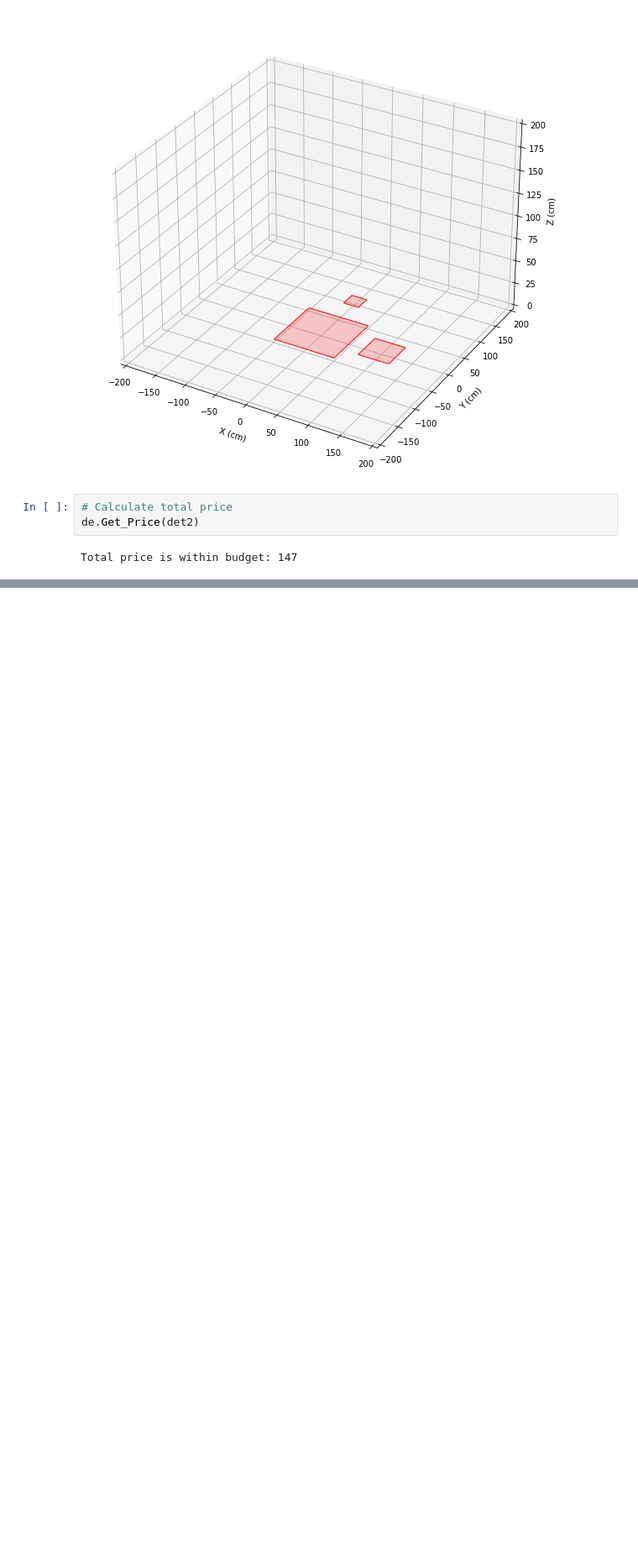
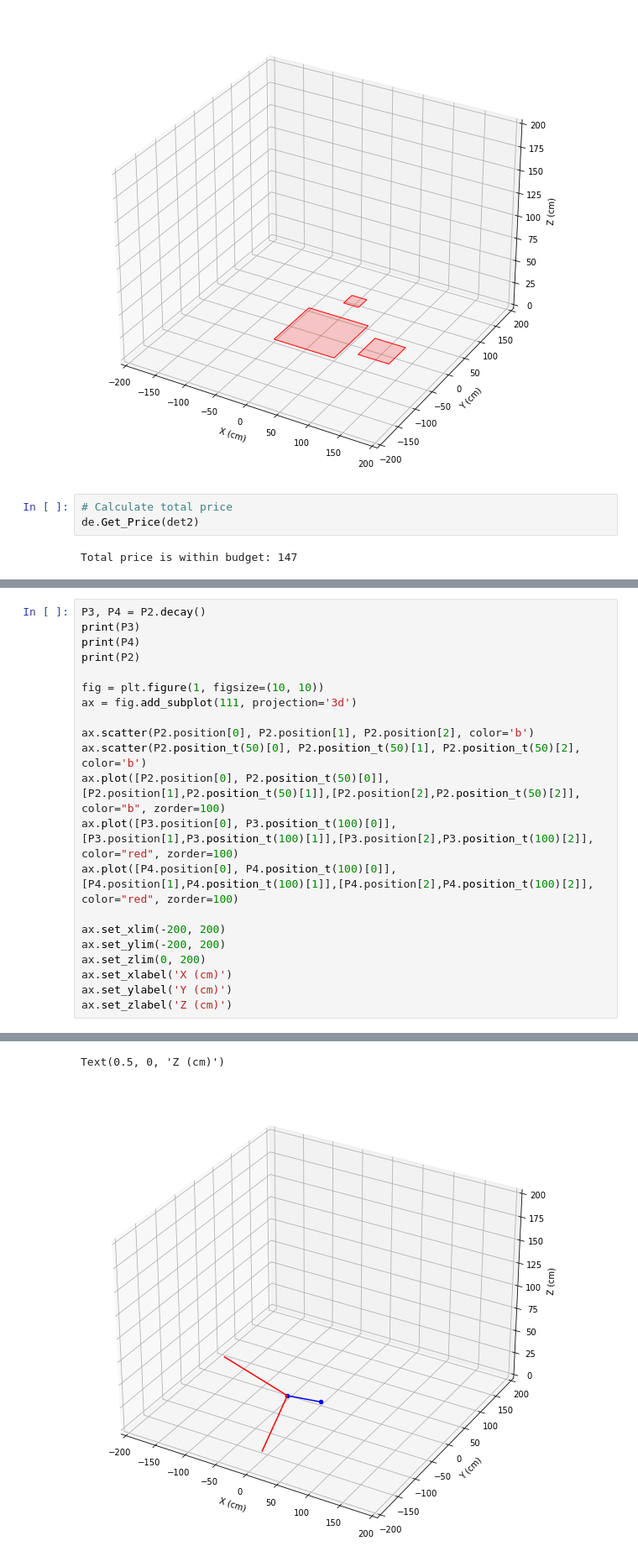
Before and after one commit to Xilicon02/FinalProject, a Jupyter notebook: Usage_Example.ipynb, the cells around one changed output, grey strips where cells are left out. Shown at 84% size. Saved outputs shown, nothing was run; the diff lists cells and outputs as text; blank space fills up the shorter version.

```diff
--- a/Usage_Example.ipynb
+++ b/Usage_Example.ipynb
@@ -98,0 +127,22 @@ plt.show()
+# %%
+P3, P4 = P2.decay()
+print(P3)
+print(P4)
+print(P2)
+
+fig = plt.figure(1, figsize=(10, 10))
+ax = fig.add_subplot(111, projection='3d')
+
+ax.scatter(P2.position[0], P2.position[1], P2.position[2], color='b')
+ax.scatter(P2.position_t(50)[0], P2.position_t(50)[1], P2.position_t(50)[2], color='b')
+ax.plot([P2.position[0], P2.position_t(50)[0]], [P2.position[1],P2.position_t(50)[1]],[P2.position[2],P2.position_t(50)[2]], color="b", zorder=100)
+ax.plot([P3.position[0], P3.position_t(100)[0]], [P3.position[1],P3.position_t(100)[1]],[P3.position[2],P3.position_t(100)[2]], color="red", zorder=100)
+ax.plot([P4.position[0], P4.position_t(100)[0]], [P4.position[1],P4.position_t(100)[1]],[P4.position[2],P4.position_t(100)[2]], color="red", zorder=100)
+
+ax.set_xlim(-200, 200)
+ax.set_ylim(-200, 200)
+ax.set_zlim(0, 200)
+ax.set_xlabel('X (cm)')
+ax.set_ylabel('Y (cm)')
+ax.set_zlabel('Z (cm)')
+# %% [output]
@@ -98,0 +153,2 @@ plt.show()
+Text(0.5, 0, 'Z (cm)')
+[figure, added]
```
Also changed, not shown: parts of 4 cells of this notebook, 2 other files.
